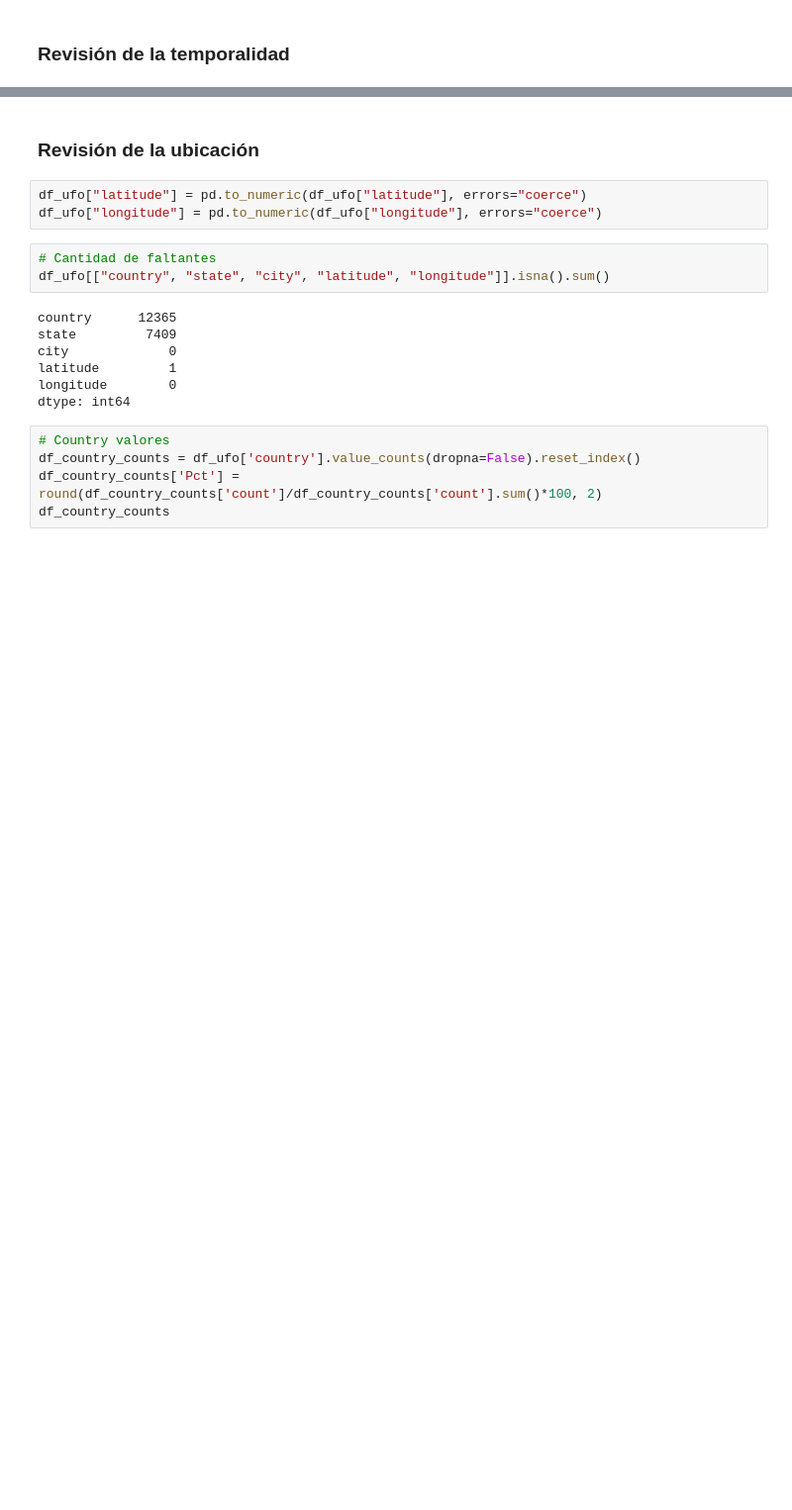
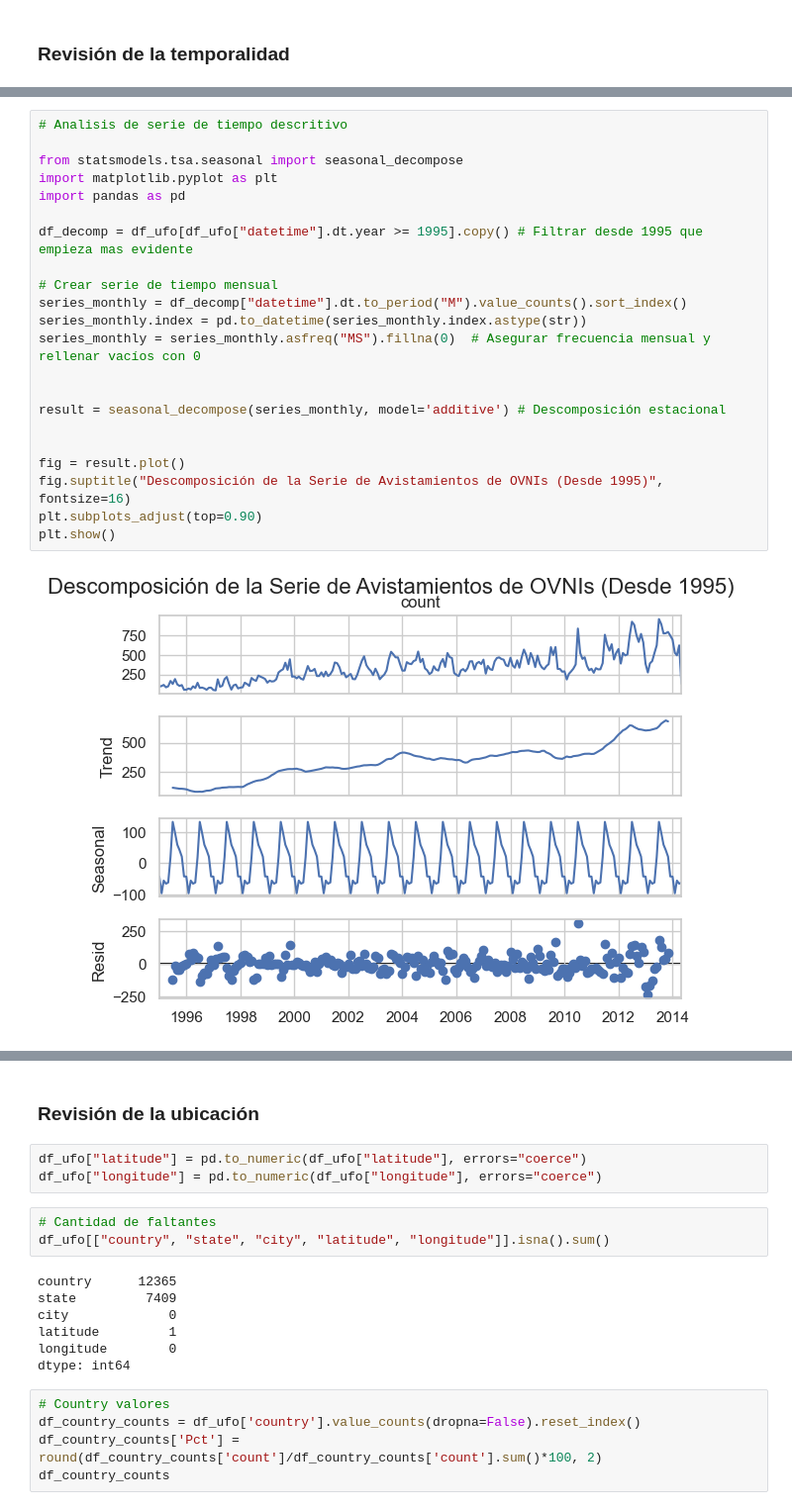
Before and after one commit to luis-dgz/Doctoralia_BusinessCase, a Jupyter notebook: UFO_Sighthings.ipynb, the cells around one changed output, grey strips where cells are left out. Shown at 99% size. Cells and saved outputs as stored; diff of their text form; blank space fills up the shorter version.

Commit message:
Actualización acorde a los analisis revisados

```diff
--- a/UFO_Sighthings.ipynb
+++ b/UFO_Sighthings.ipynb
@@ -102,0 +133,24 @@ plt.show()
+# %%
+# Analisis de serie de tiempo descritivo
+
+from statsmodels.tsa.seasonal import seasonal_decompose
+import matplotlib.pyplot as plt
+import pandas as pd
+
+df_decomp = df_ufo[df_ufo["datetime"].dt.year >= 1995].copy() # Filtrar desde 1995 que empieza mas evidente
+
+# Crear serie de tiempo mensual
+series_monthly = df_decomp["datetime"].dt.to_period("M").value_counts().sort_index()
+series_monthly.index = pd.to_datetime(series_monthly.index.astype(str))
+series_monthly = series_monthly.asfreq("MS").fillna(0)  # Asegurar frecuencia mensual y rellenar vacíos con 0
+
+
+result = seasonal_decompose(series_monthly, model='additive') # Descomposición estacional
+
+
+fig = result.plot()
+fig.suptitle("Descomposición de la Serie de Avistamientos de OVNIs (Desde 1995)", fontsize=16)
+plt.subplots_adjust(top=0.90)
+plt.show()
+# %% [output]
+[figure, added]
```
Also changed, not shown: parts of 28 cells of this notebook.
